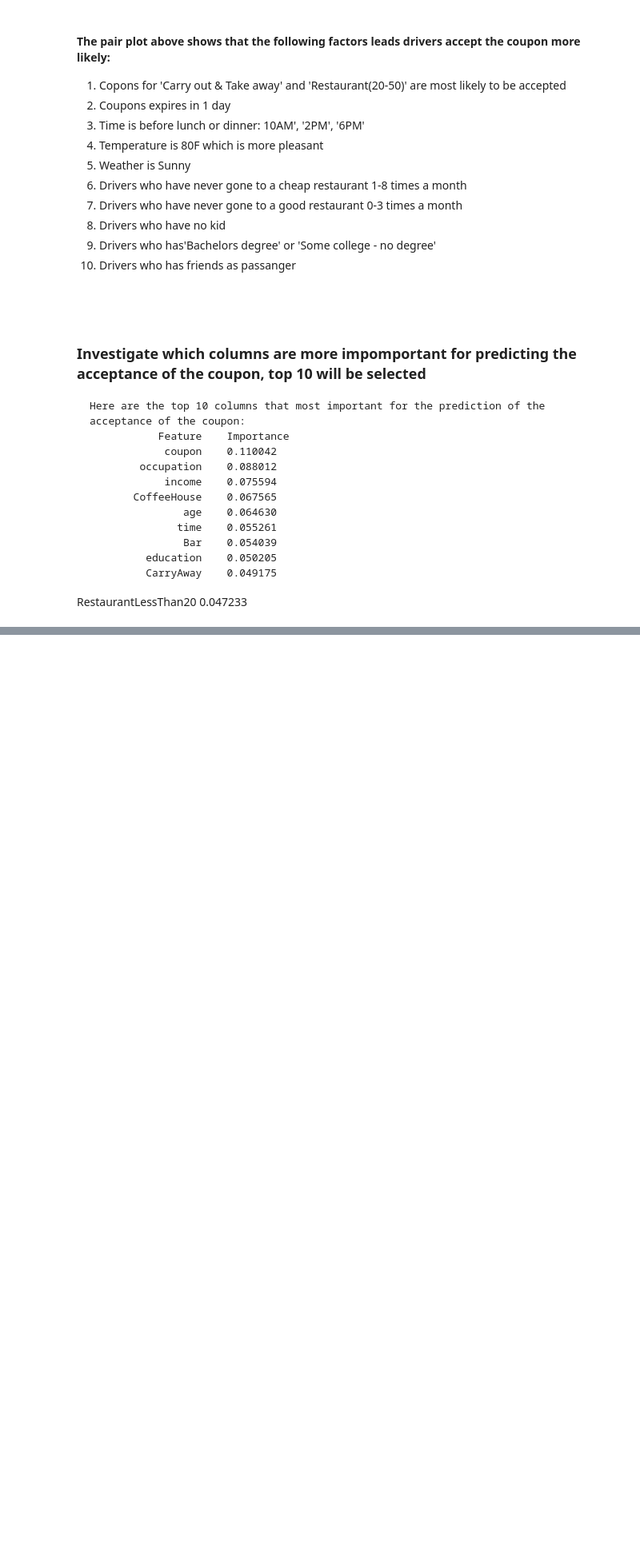
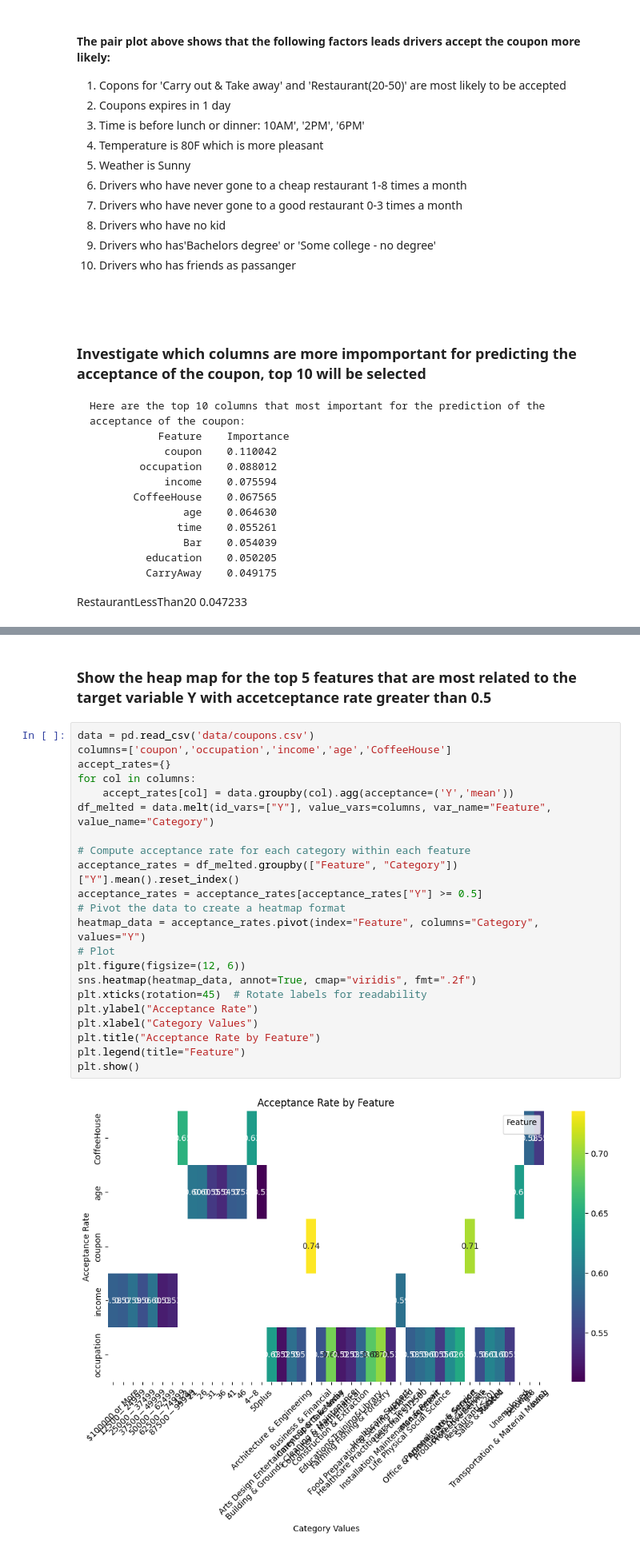
Before and after one commit to mingl2000/MLAI, a Jupyter notebook: prompt.ipynb, the cells around one changed output, grey strips where cells are left out. Shown at 80% size. Saved outputs shown, nothing was run; the diff lists cells and outputs as text; blank space fills up the shorter version.

Commit message:
Add heatmap for top features

```diff
--- a/prompt.ipynb
+++ b/prompt.ipynb
@@ -505,0 +504,26 @@ Top features most related to the target variable Y:
+# %% [markdown]
+### Show the heap map for the top 5 features that are most related to the target variable Y with accetceptance rate greater than 0.5
+# %%
+data = pd.read_csv('data/coupons.csv')
+columns=['coupon','occupation','income','age','CoffeeHouse']
+accept_rates={}
+for col in columns:
+    accept_rates[col] = data.groupby(col).agg(acceptance=('Y','mean'))
+df_melted = data.melt(id_vars=["Y"], value_vars=columns, var_name="Feature", value_name="Category")
+
+# Compute acceptance rate for each category within each feature
+acceptance_rates = df_melted.groupby(["Feature", "Category"])["Y"].mean().reset_index()
+acceptance_rates = acceptance_rates[acceptance_rates["Y"] >= 0.5]
+# Pivot the data to create a heatmap format
+heatmap_data = acceptance_rates.pivot(index="Feature", columns="Category", values="Y")
+# Plot
+plt.figure(figsize=(12, 6))
+sns.heatmap(heatmap_data, annot=True, cmap="viridis", fmt=".2f")
+plt.xticks(rotation=45)  # Rotate labels for readability
+plt.ylabel("Acceptance Rate")
+plt.xlabel("Category Values")
+plt.title("Acceptance Rate by Feature")
+plt.legend(title="Feature")
+plt.show()
+# %% [output]
+[figure, added]
```
Also changed, not shown: parts of 2 cells of this notebook.
